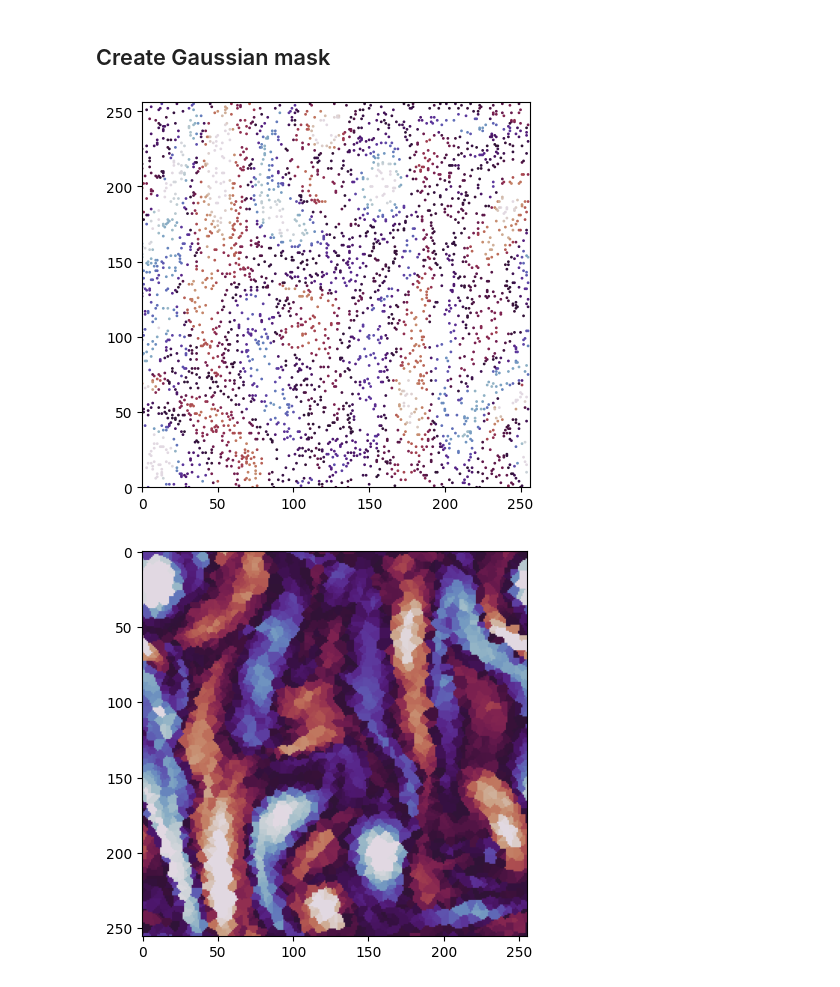
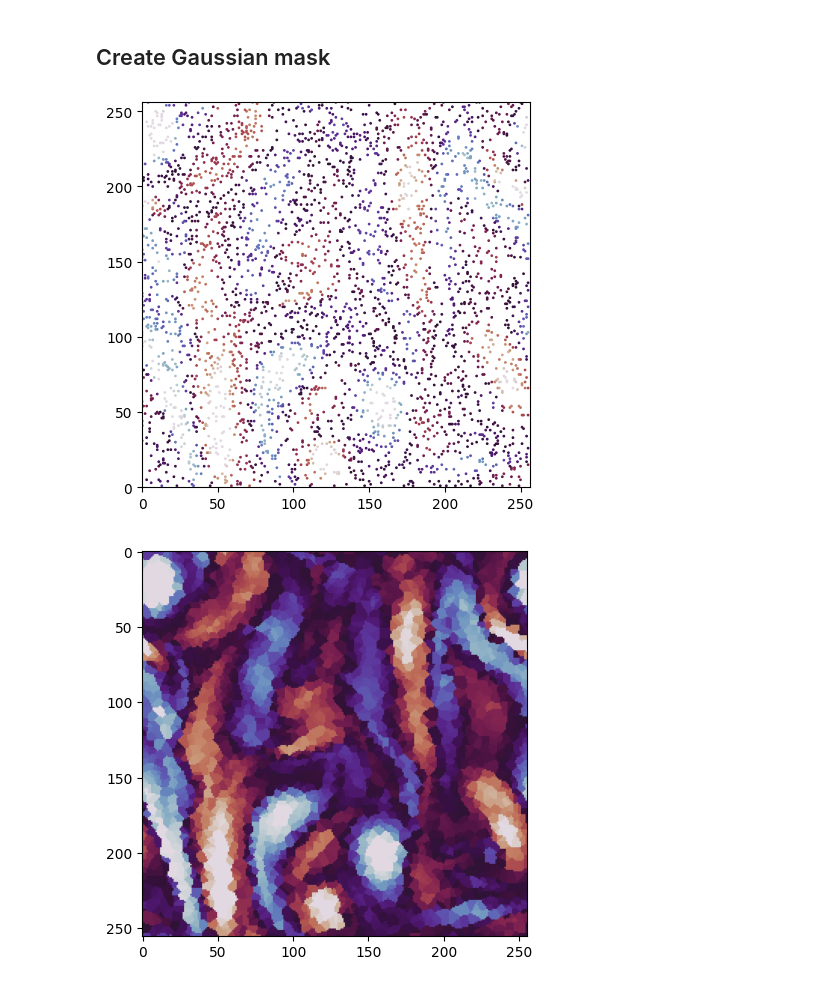
Before and after one commit to ojasvanema/guiding-diffusion-models-sparse-reconstruction, a Jupyter notebook: examples.ipynb, the cells around one changed output. Saved outputs shown, nothing was run; the diff lists cells and outputs as text; code cells hidden in the pictures.

```diff
--- a/examples.ipynb
+++ b/examples.ipynb
@@ -55,18 +55,18 @@ interpolated_samples = interpolated_samples.to(device)
 # %%
 # Scatter plot of the sparse input values
 
 flat_sample = gen_samples[0,0].flatten().cpu()
 X = [sid % 256 for sid in sparse_ids[0]]
-Y = [(sid // 256)  for sid in sparse_ids[0]]
+Y = [256-(sid // 256)  for sid in sparse_ids[0]]
 data = [flat_sample[sid] for sid in sparse_ids[0]]
 
 fig, axes = plt.subplots(1, figsize=(5, 5))
 axes.scatter(X, Y, c=data, cmap="twilight", vmin=-2, vmax=2, s=1)
 axes.set_ylim(0, 256)
 axes.set_xlim(0, 256)
 plt.show()
 # %% [output]
-[figure, old version]
+[figure, new version]
 # %%
 # Plot interpolated sparse values, used as the model input
 plot_field(interpolated_samples[0, 1], colorbar=False)
```
Also changed, not shown: 1 other file.
